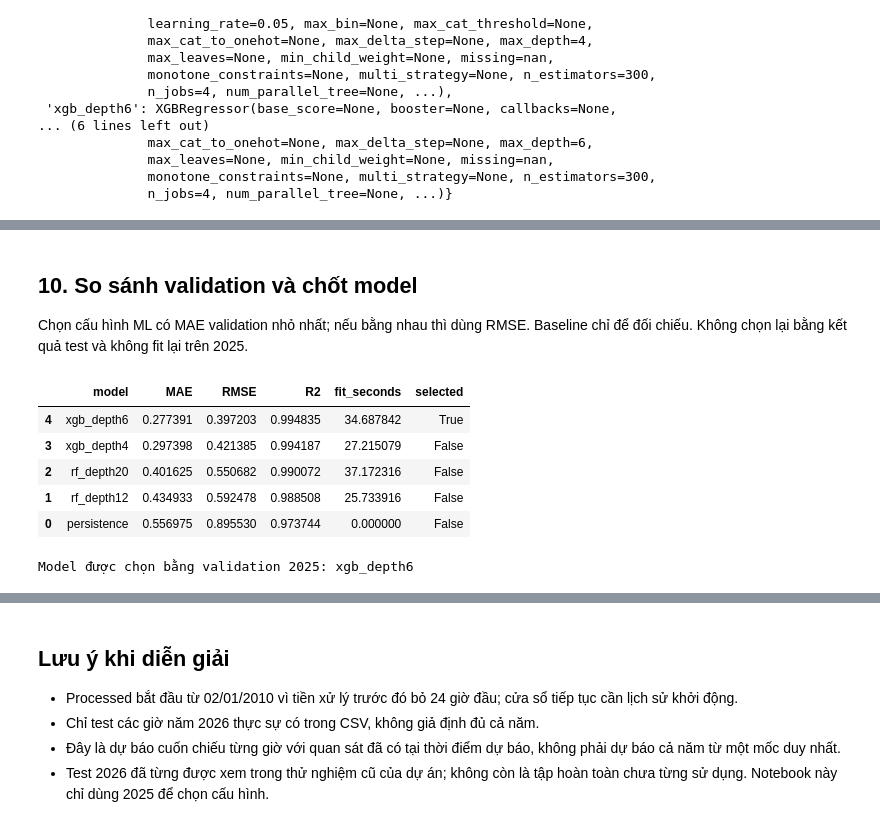
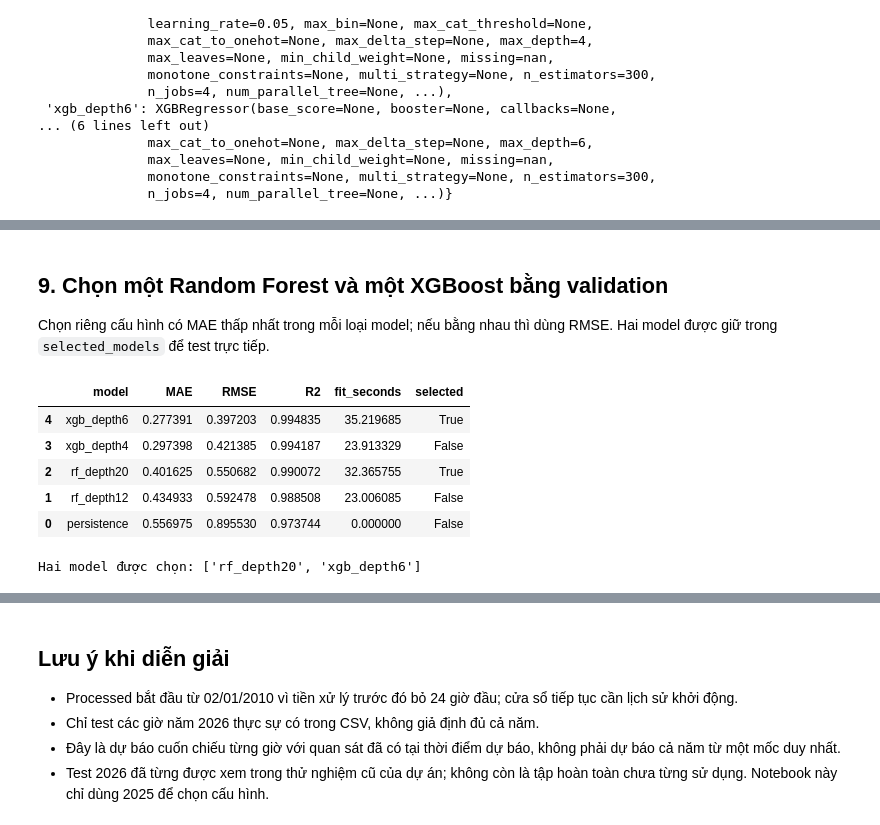
Before and after one commit to dinhhuy410/Weather-Forecasting-ystem, a Jupyter notebook: train_model/ml_models.ipynb, the cells around one changed output, grey strips where cells are left out. Drawn from its saved outputs; the diff is of its cells as text; code cells hidden in the pictures.

```diff
--- a/train_model/ml_models.ipynb
+++ b/train_model/ml_models.ipynb
@@ -93,6 +81,6 @@ WEATHER_FEATURES = [
     "soil_moisture_28_to_100cm", "soil_moisture_100_to_255cm",
     "weather_code", "is_day",
 ]
-CALENDAR_FEATURES = ["hour_sin", "hour_cos", "day_of_year_sin", "day_of_year_cos"]
-BASE_FEATURES = WEATHER_FEATURES + CALENDAR_FEATURES
+TIME_FEATURES = ["hour_sin", "hour_cos", "day_of_year_sin", "day_of_year_cos"]
+INPUT_FEATURES = WEATHER_FEATURES + TIME_FEATURES
 # %%
@@ -160,8 +127,0 @@ Cell đầu gọi hàm chia tập. Cell sau giữ thông tin thời gian để l
-# %%
-n_train = int((windows["label_time"] < VALIDATION_START).sum())
-
-X_train, X_valid, y_train, y_valid = train_test_split(
-    windows["X"], windows["y"],
-    train_size=n_train,
-    shuffle=False,
-)
@@ -201,6 +130,12 @@ display(split_summary)
 
 MAE/RMSE tính theo °C. Baseline persistence dự báo nhiệt độ tương lai bằng nhiệt độ tại giờ dự báo. Bảng validation và dự đoán của từng cấu hình sẽ được bổ sung ở các cell train bên dưới.
 # %%
+# Giờ và nhiệt độ cuối mỗi cửa sổ, dùng để đánh giá validation.
+forecast_times = data_times[WINDOW_HOURS - 1:-1]
+current_temperature = temperature[WINDOW_HOURS - 1:-1]
+valid_forecast_times = forecast_times[train_count:]
+valid_baseline = current_temperature[train_count:]
+
 def regression_metrics(actual, predicted):
     return {
         "MAE": float(mean_absolute_error(actual, predicted)),
@@ -209,11 +144,11 @@ def regression_metrics(actual, predicted):
     }
 
 validation_scores = [{
-    "model": "persistence", **regression_metrics(y_valid, valid_persistence), "fit_seconds": 0.0,
+    "model": "persistence", **regression_metrics(y_valid, valid_baseline), "fit_seconds": 0.0,
 }]
 validation_predictions = pd.DataFrame({
     "forecast_time": valid_forecast_times, "label_time": valid_label_times,
-    "actual": y_valid, "persistence": valid_persistence,
+    "actual": y_valid, "persistence": valid_baseline,
 })
 trained_models = {}
 display(pd.DataFrame(validation_scores))
@@ -321,25 +256,26 @@ xgb_depth6: MAE=0.2774 °C; RMSE=0.3972 °C; fit=34.7s
 # %% [markdown]
-## 10. So sánh validation và chốt model
+## 9. Chọn một Random Forest và một XGBoost bằng validation
 
-Chọn cấu hình ML có MAE validation nhỏ nhất; nếu bằng nhau thì dùng RMSE. Baseline chỉ để đối chiếu. Không chọn lại bằng kết quả test và không fit lại trên 2025.
+Chọn riêng cấu hình có MAE thấp nhất trong mỗi loại model; nếu bằng nhau thì dùng RMSE. Hai model được giữ trong `selected_models` để test trực tiếp.
 # %%
-expected_models = set(rf_models) | set(xgb_models)
-if set(trained_models) != expected_models:
-    raise RuntimeError("Cần chạy đầy đủ các cell train RF và XGBoost trước khi chọn model.")
 validation_metrics = pd.DataFrame(validation_scores)
-ml_ranking = validation_metrics[validation_metrics.model.isin(expected_models)].sort_values(
-    ["MAE", "RMSE"], kind="stable"
-)
-best_model_name = ml_ranking.iloc[0]["model"]
-best_model = trained_models[best_model_name]
-validation_metrics["selected"] = validation_metrics.model.eq(best_model_name)
+model_ranking = validation_metrics.sort_values(["MAE", "RMSE"], kind="stable")
+
+best_rf_name = model_ranking[model_ranking["model"].isin(rf_models)].iloc[0]["model"]
+best_xgb_name = model_ranking[model_ranking["model"].isin(xgb_models)].iloc[0]["model"]
+selected_models = {
+    best_rf_name: trained_models[best_rf_name],
+    best_xgb_name: trained_models[best_xgb_name],
+}
+
+validation_metrics["selected"] = validation_metrics["model"].isin(selected_models)
 display(validation_metrics.sort_values(["MAE", "RMSE"]))
-print("Model được chọn bằng validation 2025:", best_model_name)
+print("Hai model được chọn:", list(selected_models))
 # %% [output]
 |  | model | MAE | RMSE | R2 | fit_seconds | selected |
-| 4 | xgb_depth6 | 0.277391 | 0.397203 | 0.994835 | 34.687842 | True |
-| 3 | xgb_depth4 | 0.297398 | 0.421385 | 0.994187 | 27.215079 | False |
-| 2 | rf_depth20 | 0.401625 | 0.550682 | 0.990072 | 37.172316 | False |
-| 1 | rf_depth12 | 0.434933 | 0.592478 | 0.988508 | 25.733916 | False |
+| 4 | xgb_depth6 | 0.277391 | 0.397203 | 0.994835 | 35.219685 | True |
+| 3 | xgb_depth4 | 0.297398 | 0.421385 | 0.994187 | 23.913329 | False |
+| 2 | rf_depth20 | 0.401625 | 0.550682 | 0.990072 | 32.365755 | True |
+| 1 | rf_depth12 | 0.434933 | 0.592478 | 0.988508 | 23.006085 | False |
 | 0 | persistence | 0.556975 | 0.895530 | 0.973744 | 0.000000 | False |
-Model được chọn bằng validation 2025: xgb_depth6
+Hai model được chọn: ['rf_depth20', 'xgb_depth6']
```
Also changed, not shown: parts of 27 cells of this notebook, 3 other files.
